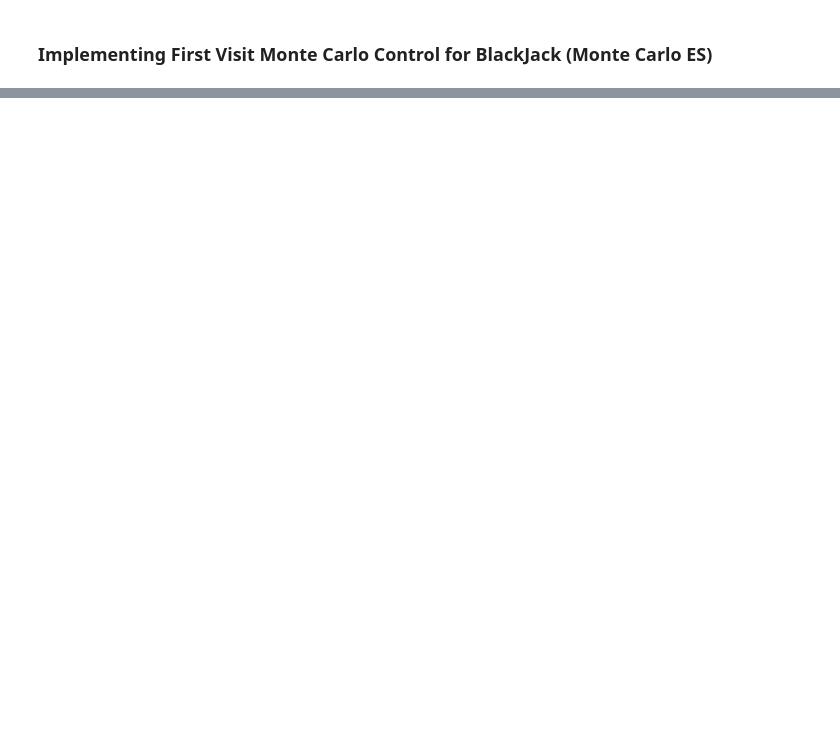
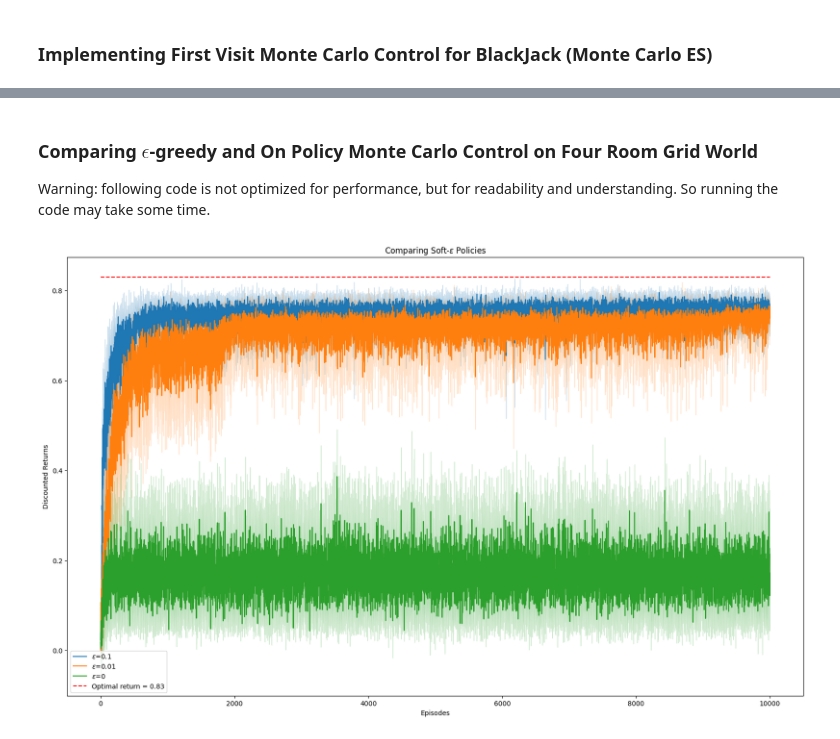
Before and after one commit to jhrudden/Monte-Carlo-Rl-Intro, a Jupyter notebook: experiment.ipynb, the cells around one changed output, grey strips where cells are left out. Drawn from its saved outputs; the diff is of its cells as text; code cells hidden in the pictures; blank space fills up the shorter version.

```diff
--- a/experiment.ipynb
+++ b/experiment.ipynb
@@ -68,0 +160,32 @@ plt.show()
+# %% [markdown]
+### Comparing $\epsilon$-greedy and On Policy Monte Carlo Control on Four Room Grid World
+
+Warning: following code is not optimized for performance, but for readability and understanding. So running the code may take some time.
+# %%
+FOUR_ROOM_SOFT_EPSILON_COMPARISON = os.path.join(BASE_CACHE_DIR, 'four_room_soft_epsilon_comparison.pkl')
+
+epsilons = [0.1, 0.01, 0]
+four_room_base = get_four_rooms_env()
+
+
+def compare_soft_policies(env, num_episodes, epsilons, num_experiments):
+    all_returns = np.zeros((len(epsilons), num_experiments, num_episodes))
+    for j, epsilon in enumerate(epsilons):
+        for i in range(num_experiments):
+            _, __, returns = on_policy_monte_carlo_fv(env, lambda Q: EpsilonPolicy.create_epsilon_soft_policy(Q, epsilon, env.action_space.n), 0.99, num_episodes=num_episodes)
+            all_returns[j, i, :] = returns
+    return all_returns
+
+all_returns = load_or_compute_and_cache(
+    FOUR_ROOM_SOFT_EPSILON_COMPARISON,
+    compare_soft_policies,
+    four_room_base,
+    NUM_EPSIODES,
+    epsilons,
+    NUM_EXPERIMENTS
+)
+
+COMPARING_EPSILONS_FIG = os.path.join(FIG_BASE_DIR, 'comparing_epsilons.png')
+plot_hyperparameter_search_results(all_returns, "$\\epsilon$", epsilons, NUM_EXPERIMENTS, NUM_EPSIODES, save_path=COMPARING_EPSILONS_FIG, title="Comparing Soft-$\\epsilon$ Policies")
+# %% [output]
+[figure, added]
```
Also changed, not shown: parts of 14 cells of this notebook.
